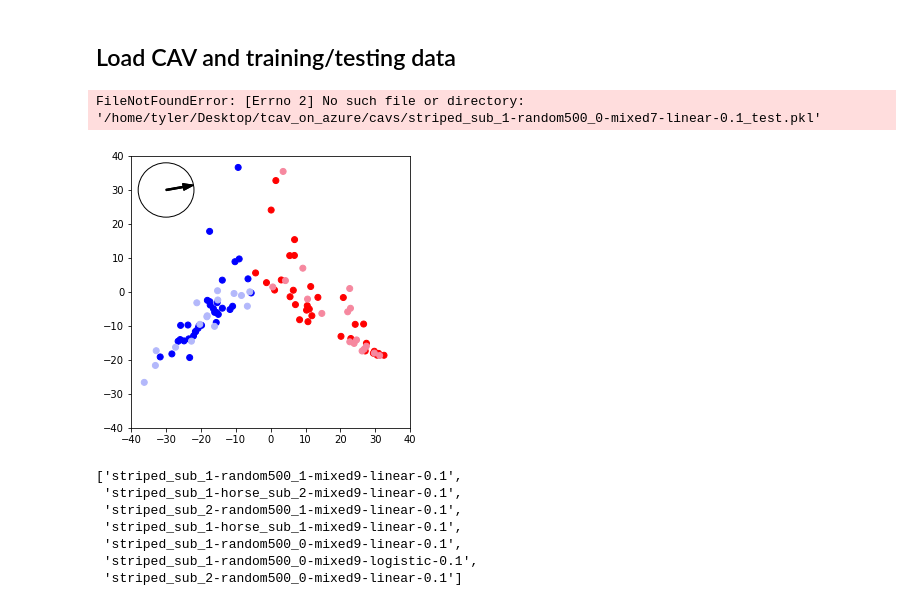
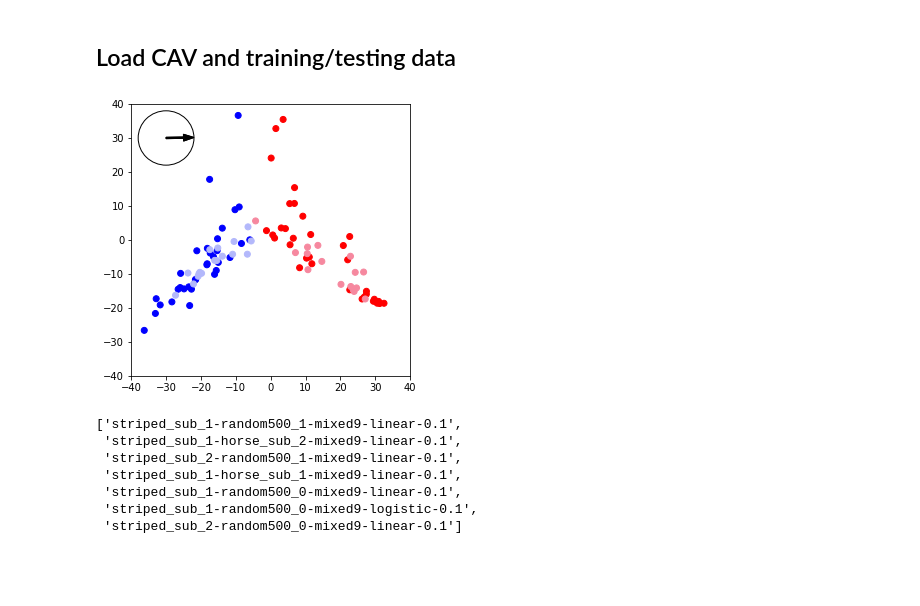
Before and after one commit to tyler-martin-12/tcav_on_azure, a Jupyter notebook: analyze_cavs_azure.ipynb, the cells around one changed output. Cells and saved outputs as stored; diff of their text form; code cells hidden in the pictures; blank space fills up the shorter version.

```diff
--- a/analyze_cavs_azure.ipynb
+++ b/analyze_cavs_azure.ipynb
@@ -25,7 +25,7 @@ class_2 = 'random500_0'
 #class_2 = 'noise_color'
 #class_2 = 'horse_sub_2'
 
-layer = 'mixed7'
+layer = 'mixed9'
 lm_type = 'linear'
 #lm_type = 'logistic'
 cav_name = class_1 + '-' + class_2 + '-' + layer + '-' + lm_type + '-0.1'
@@ -48,5 +48,3 @@ path = os.path.join(working_dir,sub_path + '.pkl')
 with open(path, 'rb') as f:
     cav_data = pickle.load(f)
 this_cav = cav_data['cavs'][0]
-# %% [output]
-FileNotFoundError: [Errno 2] No such file or directory: '/home/tyler/Desktop/tcav_on_azure/cavs/striped_sub_1-random500_0-mixed7-linear-0.1_test.pkl'
@@ -79,36 +79,36 @@ color_test_pca = [light_red if y == 0 else light_blue for y in y_test]
 # %%
 fig = plt.figure(figsize=[5,5])
 
 plt.scatter(x1_train_pca, x2_train_pca, color = color_train_pca)
 plt.scatter(x1_test_pca, x2_test_pca, color = color_test_pca) #, alpha = .6)
 
 circ = plt.Circle((-30, 30), radius=8, edgecolor='black', facecolor='None')
 ax = plt.gca()
 
 ax.add_patch(circ)
 
-cav_pca = np.dot(pca_instance.components_, this_cav.T)
+cav_pca = np.dot(pca_components, this_cav.T)
 cav_norm = vector_norm(cav_pca)
 cav_norm *= 8
 #origin = [-30],[30]
 #plt.quiver(*origin, cav_norm[0], cav_norm[1], color='black',scale=100)
 
 arrow_start = [-30,30]
 
 my_arrow = plt.arrow(arrow_start[0], arrow_start[1], cav_norm[0], cav_norm[1],width=.4,
                      length_includes_head=True,head_width=2,fc='k', ec=None)
 ax.add_patch(my_arrow)
 
 
 plt.xlim([-40,40])
 plt.ylim([-40,40])
 
 fig_path = 'figs/jul_9/pca_' + cav_name + '.png'
 
 path = os.path.join(working_dir,fig_path)
-plt.savefig(path,dpi=200)
+#plt.savefig(path,dpi=200)
 # %% [output]
-[figure, old version]
+[figure, new version]
 # %%
 ## define functions
 def vector_norm(vec):
```
Also changed, not shown: parts of 3 cells of this notebook, 13 other files.
